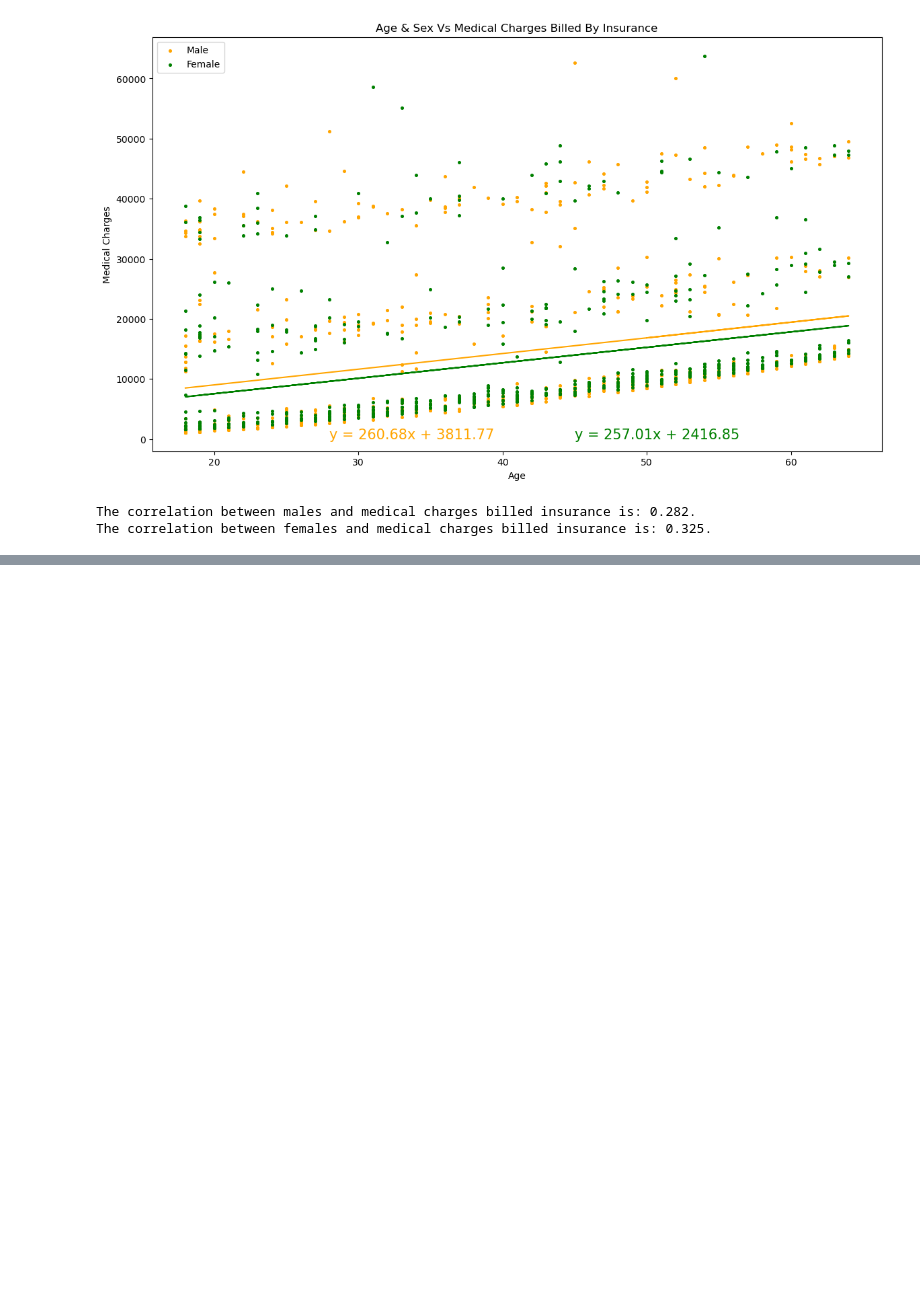
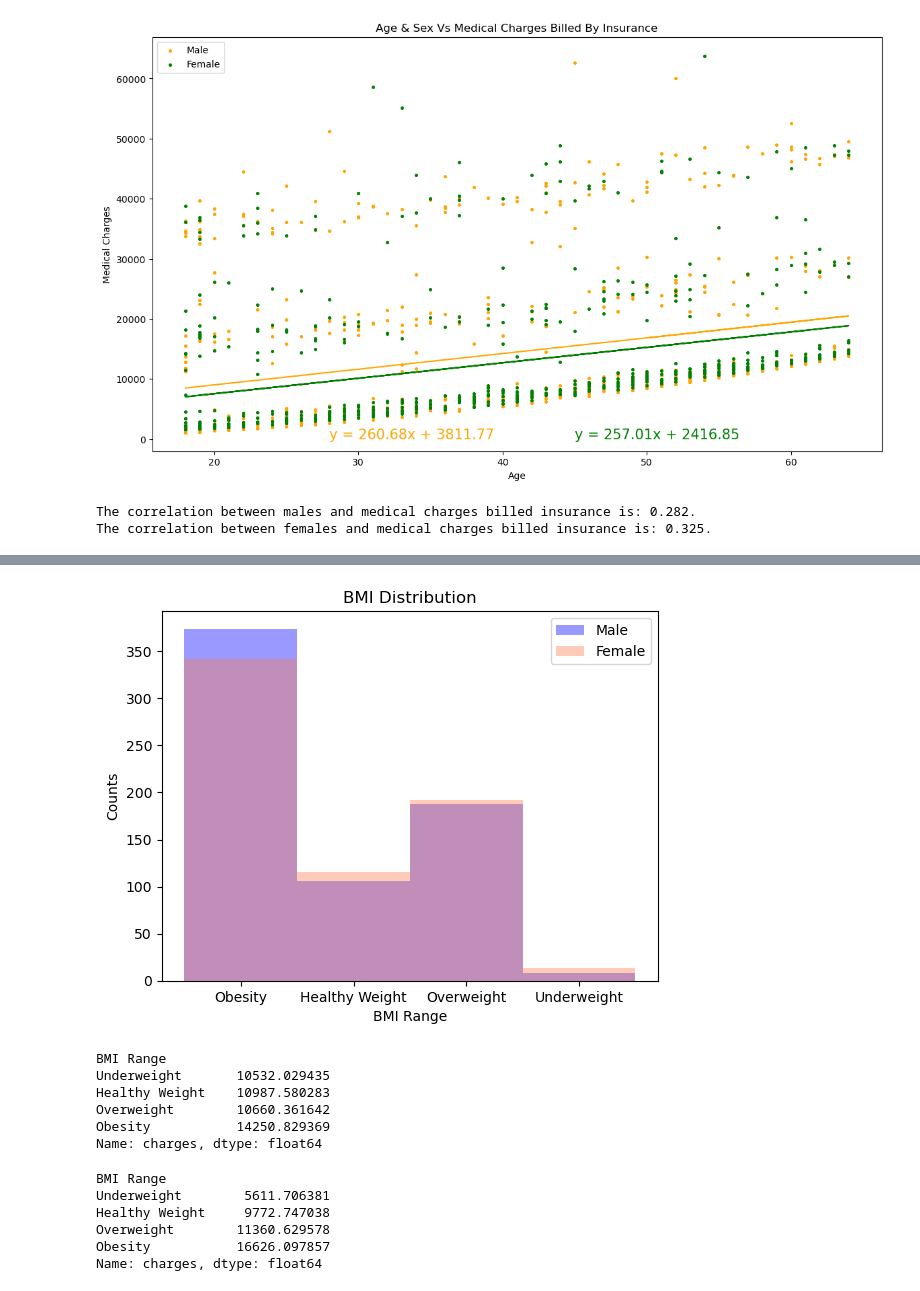
Before and after one commit to jaimelangenfeld/project1, a Jupyter notebook: sex_age.ipynb, the cells around one changed output, grey strips where cells are left out. Saved outputs shown, nothing was run; the diff lists cells and outputs as text; code cells hidden in the pictures; blank space fills up the shorter version.

```diff
--- a/sex_age.ipynb
+++ b/sex_age.ipynb
@@ -133,0 +181,30 @@ The correlation between females and medical charges billed insurance is: 0.325.
+# %%
+plt.hist(med_cost['BMI Range'][med_cost["sex"]=="male"],bins=4,align="left",range=(0,4), color="blue", alpha=0.4, label="Male")
+plt.hist(med_cost['BMI Range'][med_cost["sex"]=="female"],bins=4,align="left",range=(0,4), color="coral", alpha=0.4, label="Female")
+plt.legend()
+plt.xlabel('BMI Range')
+plt.ylabel('Counts')
+plt.title('BMI Distribution')
+plt.show()
+# %% [output]
+[figure, added]
+# %%
+female_bmi_mean = med_cost.groupby(med_cost['BMI Range'][med_cost["sex"]=="female"])["charges"].mean()
+female_bmi_mean
+# %% [output]
+BMI Range
+Underweight       10532.029435
+Healthy Weight    10987.580283
+Overweight        10660.361642
+Obesity           14250.829369
+Name: charges, dtype: float64
+# %%
+male_bmi_mean = med_cost.groupby(med_cost['BMI Range'][med_cost["sex"]=="male"])["charges"].mean()
+male_bmi_mean
+# %% [output]
+BMI Range
+Underweight        5611.706381
+Healthy Weight     9772.747038
+Overweight        11360.629578
+Obesity           16626.097857
+Name: charges, dtype: float64
```
Also changed, not shown: parts of 10 cells of this notebook, 2 other files.
